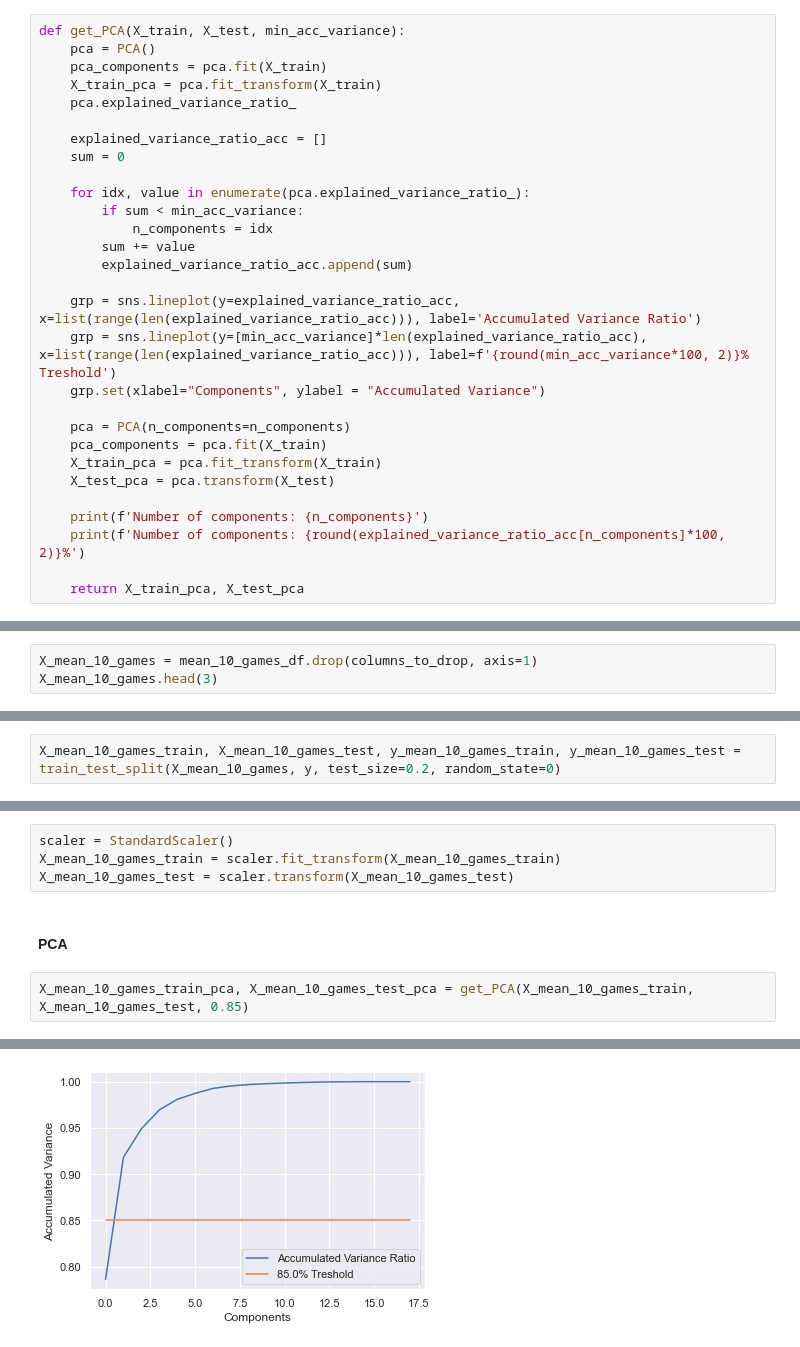
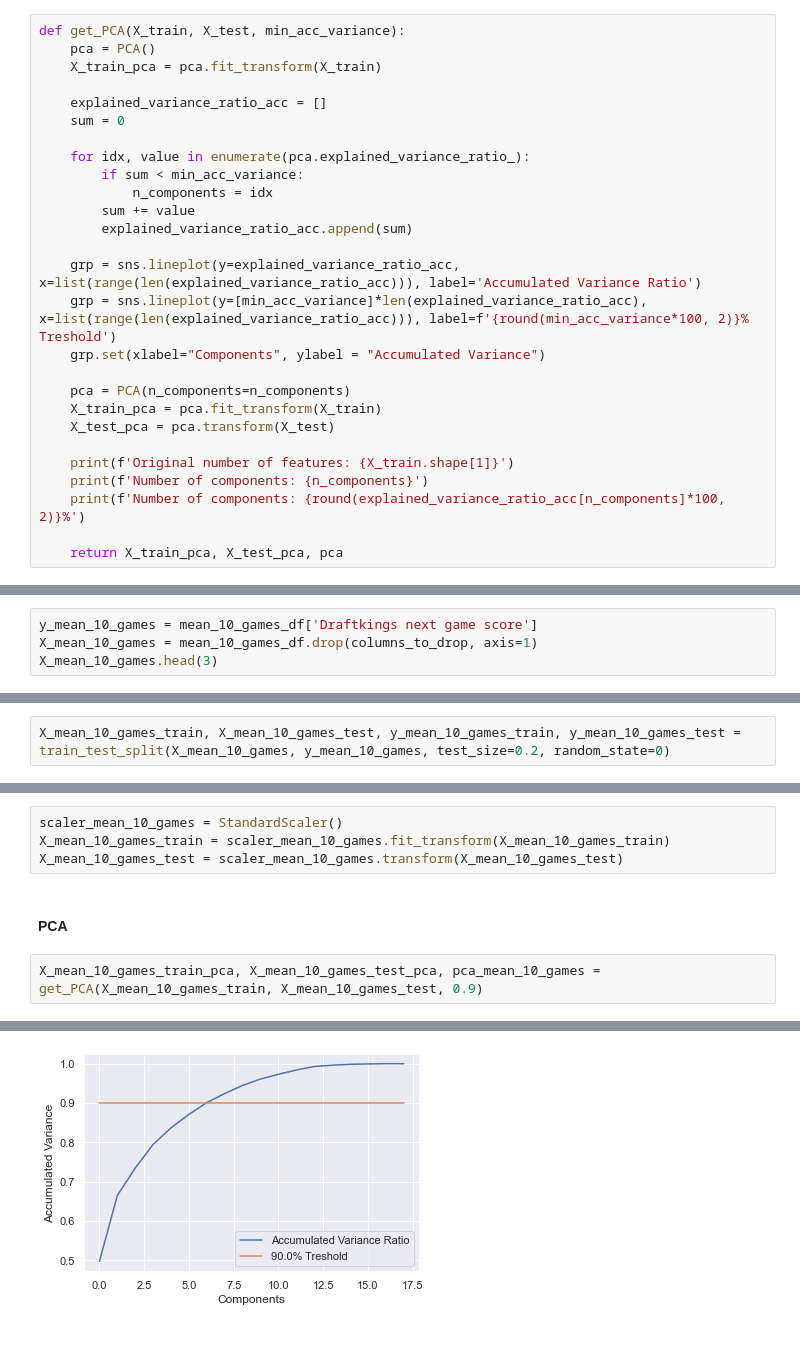
Before and after one commit to pratikgirigoswami/Player-Performance-Improvement-Prediction, a Jupyter notebook: Data Gathering/dataset.ipynb, the cells around one changed output, grey strips where cells are left out. Saved outputs shown, nothing was run; the diff lists cells and outputs as text.

```diff
--- a/Data Gathering/dataset.ipynb
+++ b/Data Gathering/dataset.ipynb
@@ -532,9 +583,7 @@ X_single_values_test = scaler.transform(X_single_values_test)
 # %%
 def get_PCA(X_train, X_test, min_acc_variance):
     pca = PCA()
-    pca_components = pca.fit(X_train)
     X_train_pca = pca.fit_transform(X_train)
-    pca.explained_variance_ratio_
 
     explained_variance_ratio_acc = []
     sum = 0
@@ -550,12 +599,12 @@ def get_PCA(X_train, X_test, min_acc_variance):
     grp.set(xlabel="Components", ylabel = "Accumulated Variance")
 
     pca = PCA(n_components=n_components)
-    pca_components = pca.fit(X_train)
     X_train_pca = pca.fit_transform(X_train)
     X_test_pca = pca.transform(X_test)
 
+    print(f'Original number of features: {X_train.shape[1]}')
     print(f'Number of components: {n_components}')
     print(f'Number of components: {round(explained_variance_ratio_acc[n_components]*100, 2)}%')
 
-    return X_train_pca, X_test_pca
+    return X_train_pca, X_test_pca, pca
 # %%
@@ -645,4 +693,5 @@ y = mean_10_games_df['Draftkings next game score']
 # %%
+y_mean_10_games = mean_10_games_df['Draftkings next game score']
 X_mean_10_games = mean_10_games_df.drop(columns_to_drop, axis=1)
 X_mean_10_games.head(3)
 # %% [output]
@@ -653,15 +702,15 @@ X_mean_10_games.head(3)
 # %% [markdown]
 #### Split the dataset
 # %%
-X_mean_10_games_train, X_mean_10_games_test, y_mean_10_games_train, y_mean_10_games_test = train_test_split(X_mean_10_games, y, test_size=0.2, random_state=0)
+X_mean_10_games_train, X_mean_10_games_test, y_mean_10_games_train, y_mean_10_games_test = train_test_split(X_mean_10_games, y_mean_10_games, test_size=0.2, random_state=0)
 # %% [markdown]
 #### Standard Scaler
 # %%
-scaler = StandardScaler()
-X_mean_10_games_train = scaler.fit_transform(X_mean_10_games_train)
-X_mean_10_games_test = scaler.transform(X_mean_10_games_test)
+scaler_mean_10_games = StandardScaler()
+X_mean_10_games_train = scaler_mean_10_games.fit_transform(X_mean_10_games_train)
+X_mean_10_games_test = scaler_mean_10_games.transform(X_mean_10_games_test)
 # %% [markdown]
 #### PCA
 # %%
-X_mean_10_games_train_pca, X_mean_10_games_test_pca = get_PCA(X_mean_10_games_train, X_mean_10_games_test, 0.85)
+X_mean_10_games_train_pca, X_mean_10_games_test_pca, pca_mean_10_games = get_PCA(X_mean_10_games_train, X_mean_10_games_test, 0.9)
 # %% [output]
@@ -670,2 +720,2 @@ Number of components: 91.82%
-[figure, old version]
+[figure, new version]
 # %% [markdown]
```
Also changed, not shown: parts of 70 cells of this notebook, 24 other files.
